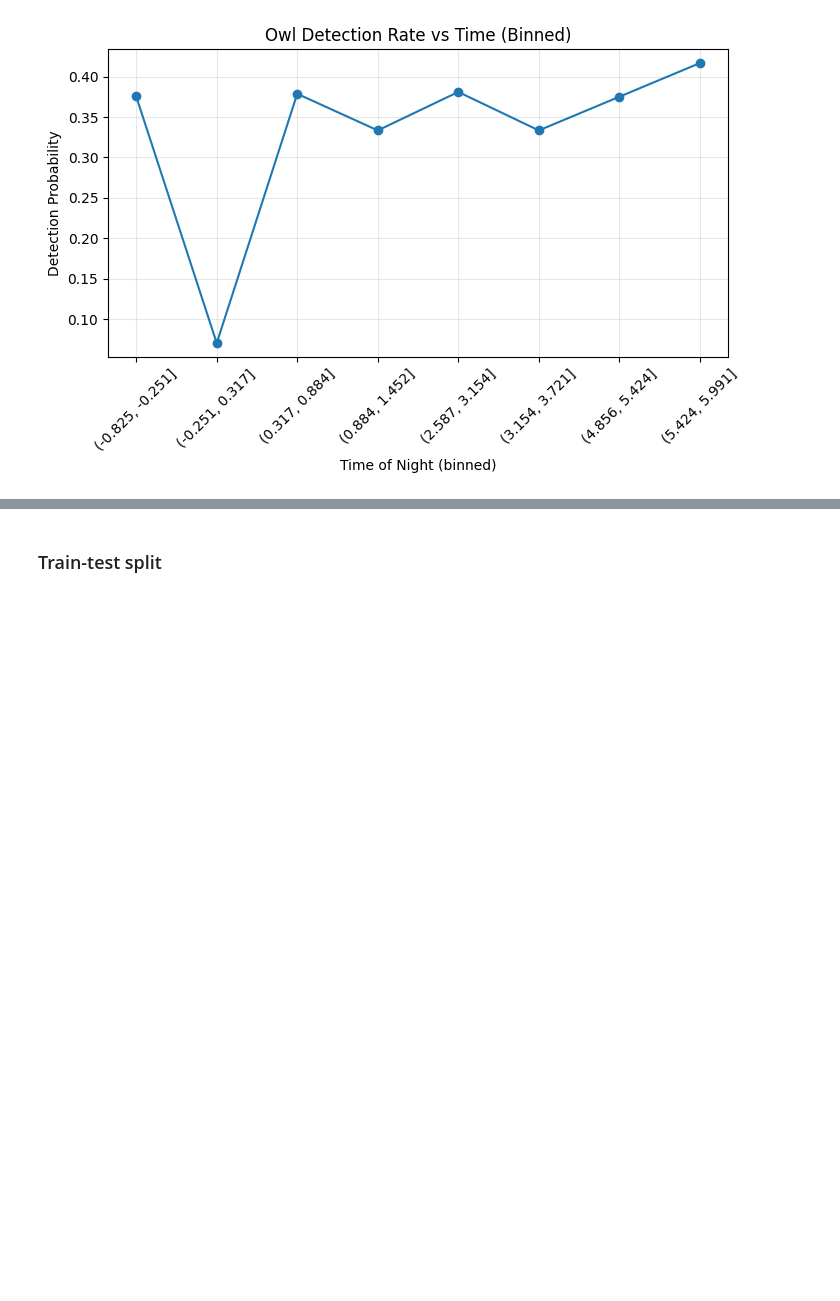
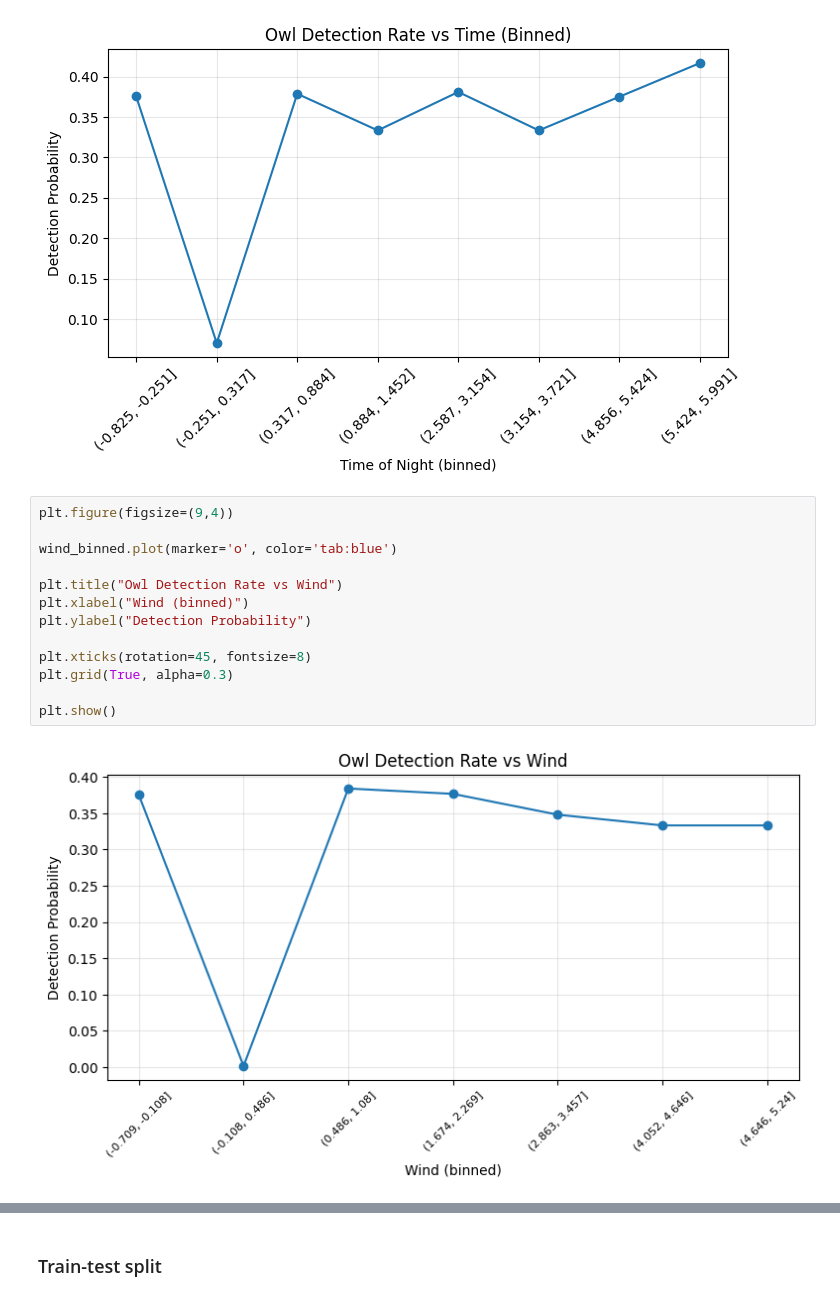
Before and after one commit to alvarann/MBB-BE-Project-Nathaniel-and-Bradley, a Jupyter notebook: Project1_Brad.ipynb, the cells around one changed output, grey strips where cells are left out. Drawn from its saved outputs; the diff is of its cells as text; blank space fills up the shorter version.

```diff
--- a/Project1_Brad.ipynb
+++ b/Project1_Brad.ipynb
@@ -107,3 +107,18 @@ plt.grid(True, alpha=0.3)
 plt.show()
 # %% [output]
 [figure]
+# %%
+plt.figure(figsize=(9,4))
+
+wind_binned.plot(marker='o', color='tab:blue')
+
+plt.title("Owl Detection Rate vs Wind")
+plt.xlabel("Wind (binned)")
+plt.ylabel("Detection Probability")
+
+plt.xticks(rotation=45, fontsize=8)
+plt.grid(True, alpha=0.3)
+
+plt.show()
+# %% [output]
+[figure, added]
```
Also changed, not shown: parts of 2 cells of this notebook.
